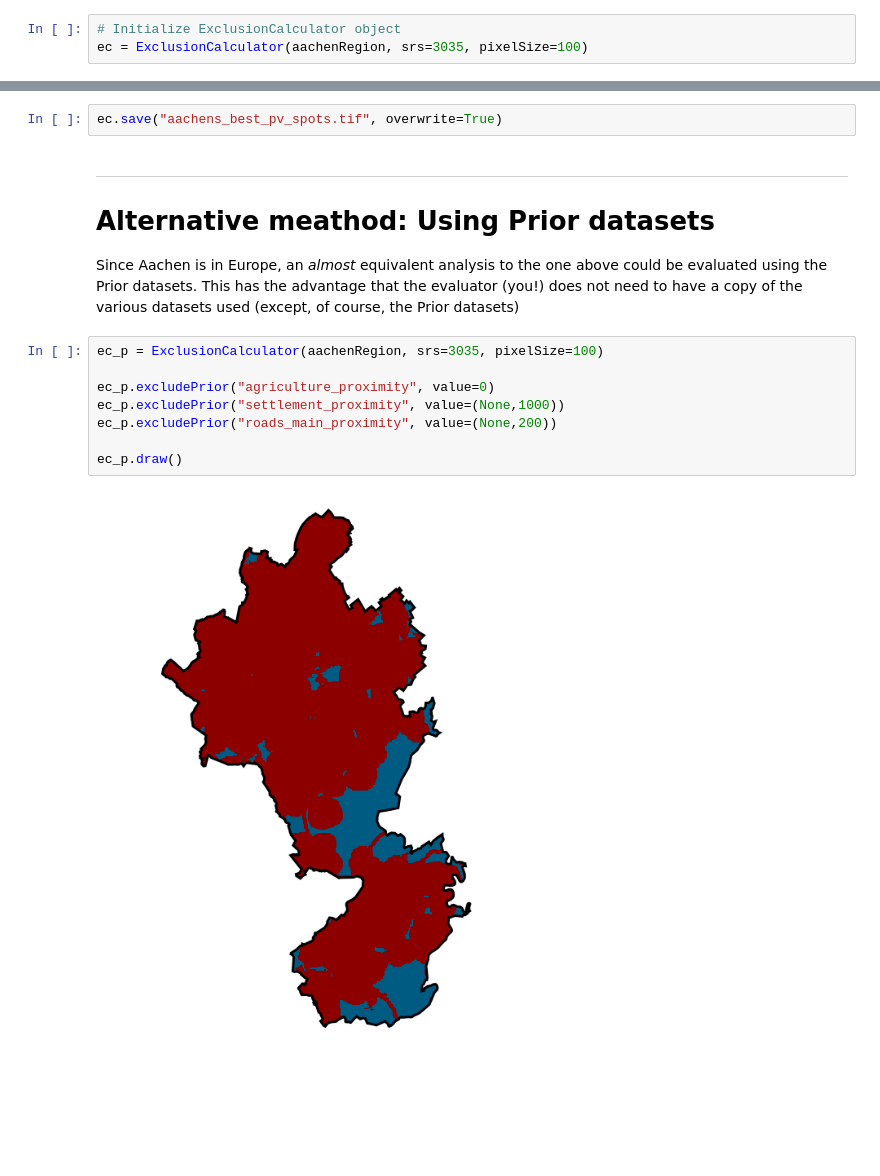
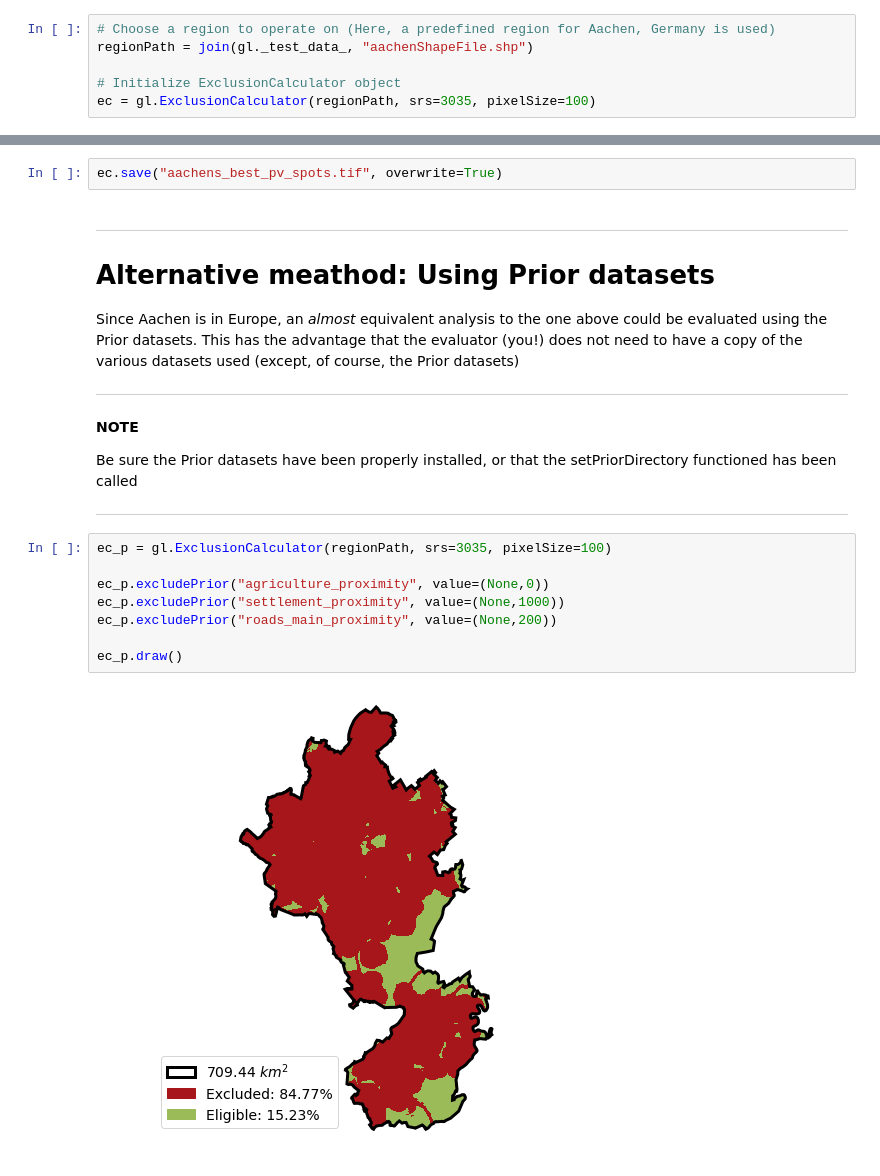
Before and after one commit to FZJ-IEK3-VSA/glaes, a Jupyter notebook: Examples/00_basic_workflow.ipynb, the cells around one changed output, grey strips where cells are left out. Cells and saved outputs as stored; diff of their text form; blank space fills up the shorter version.

```diff
--- a/Examples/00_basic_workflow.ipynb
+++ b/Examples/00_basic_workflow.ipynb
@@ -27,8 +30,11 @@ The [EPSG:3035](http://spatialreference.org/ref/epsg/etrs89-etrs-laea/) spatial
 
 An inherent resolution of 100 x 100 meters is chosen as this is small enough to capture small details, but not so large as to require too many resources
 # %%
+# Choose a region to operate on (Here, a predefined region for Aachen, Germany is used)
+regionPath = join(gl._test_data_, "aachenShapeFile.shp")
+
 # Initialize ExclusionCalculator object
-ec = ExclusionCalculator(aachenRegion, srs=3035, pixelSize=100)
+ec = gl.ExclusionCalculator(regionPath, srs=3035, pixelSize=100)
 # %% [markdown]
 # Visualize availability
 
@@ -96,13 +108,20 @@ ec.save("aachens_best_pv_spots.tif", overwrite=True)
 
 Since Aachen is in Europe, an *almost* equivalent analysis to the one above could be evaluated using the Prior datasets.
 This has the advantage that the evaluator (you!) does not need to have a copy of the various datasets used (except, of course, the Prior datasets)
+
+---
+**NOTE**
+
+Be sure the Prior datasets have been properly installed, or that the setPriorDirectory functioned has been called
+
+---
 # %%
-ec_p = ExclusionCalculator(aachenRegion, srs=3035, pixelSize=100)
+ec_p = gl.ExclusionCalculator(regionPath, srs=3035, pixelSize=100)
 
-ec_p.excludePrior("agriculture_proximity", value=0)
+ec_p.excludePrior("agriculture_proximity", value=(None,0))
 ec_p.excludePrior("settlement_proximity", value=(None,1000))
 ec_p.excludePrior("roads_main_proximity", value=(None,200))
 
 ec_p.draw()
 # %% [output]
-[figure, old version]
+[figure, new version]
```
Also changed, not shown: parts of 6 cells of this notebook, 5 other files.
